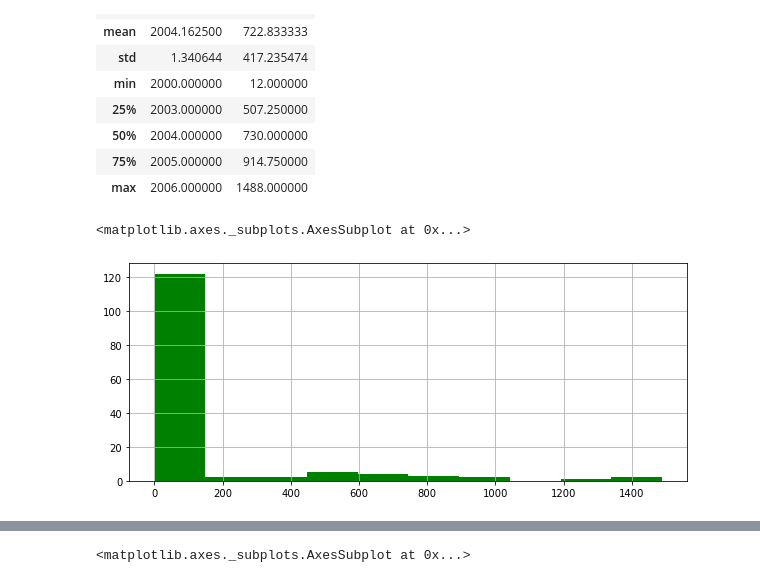
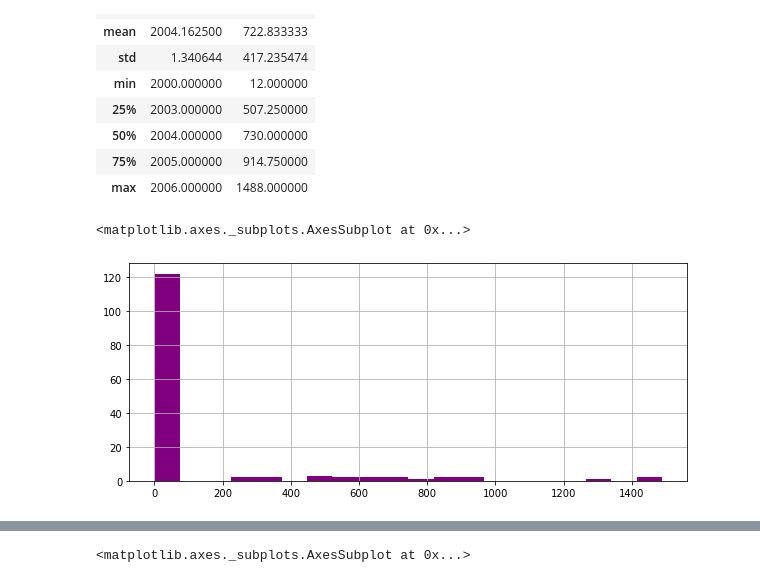
Before and after one commit to MaksOpp/web-intelligence-project, a Jupyter notebook: main.ipynb, the cells around one changed output, grey strips where cells are left out. Cells and saved outputs as stored; diff of their text form; code cells hidden in the pictures.

```diff
--- a/main.ipynb
+++ b/main.ipynb
@@ -101,7 +101,7 @@ def unify_pages(cols):
         return None
 # %%
 page_amounts = data[['Page start', 'Page end', 'Page count']].apply(unify_pages,axis=1).dropna()
-page_amounts.hist(color='green',bins=10,figsize=(10,4))
+page_amounts.hist(color='purple',bins=20,figsize=(10,4))
 # %% [output]
 <matplotlib.axes._subplots.AxesSubplot at 0x...>
-[figure, old version]
+[figure, new version]
```
Also changed, not shown: parts of 4 cells of this notebook.
